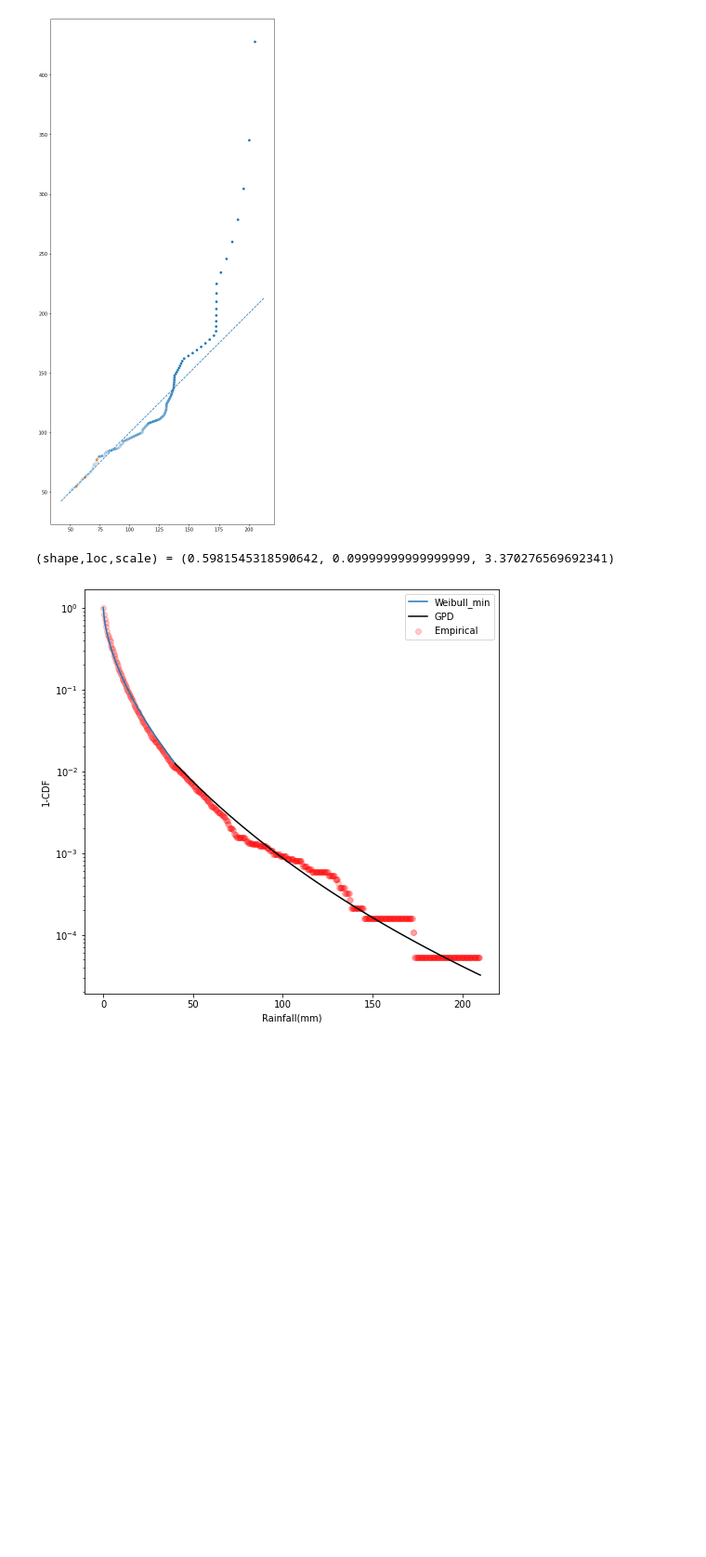
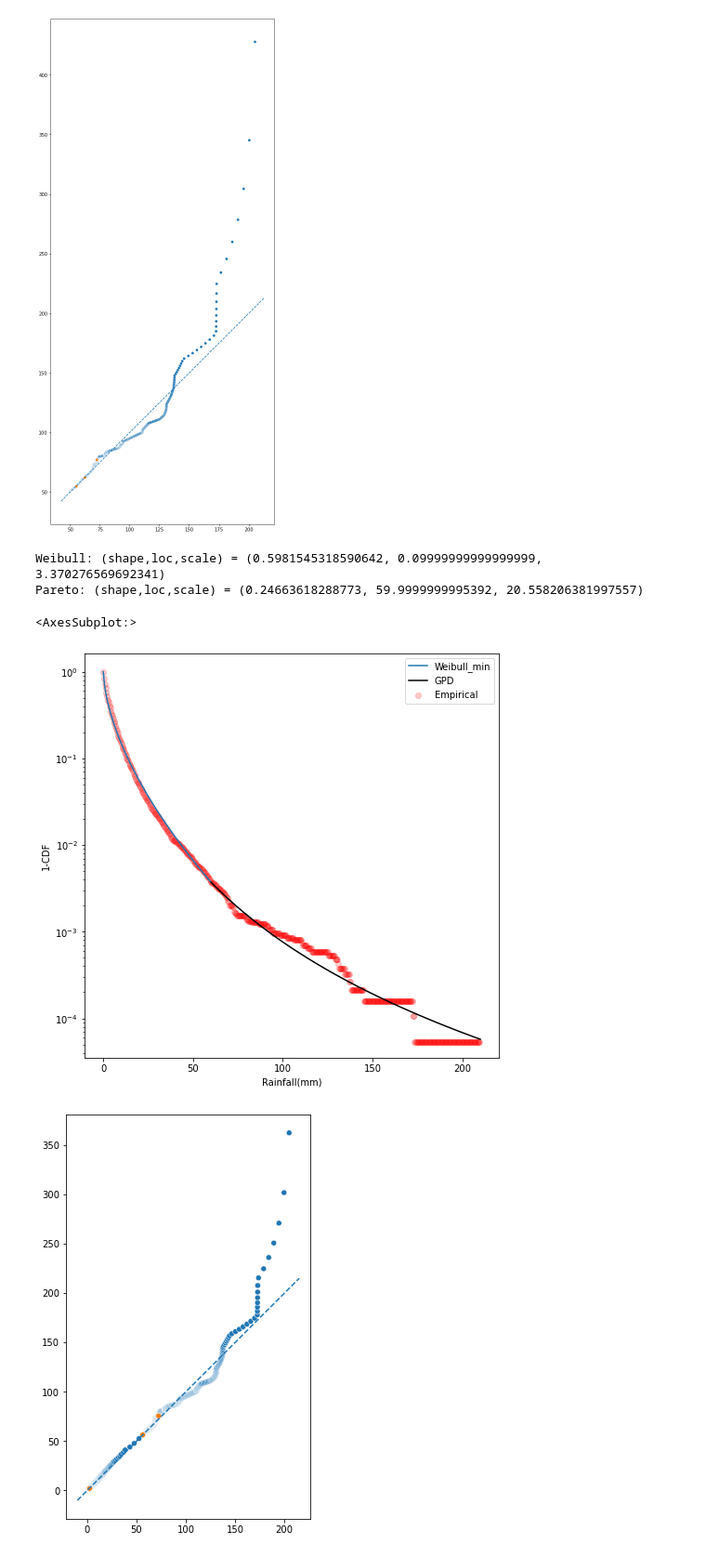
Before and after one commit to bodekerscientific/SPG, a Jupyter notebook: test_fit.ipynb, the cells around one changed output. Shown: that part at 93% size. Cells and saved outputs as stored; diff of their text form; code cells hidden in the pictures; blank space fills up the shorter version.

Commit message:
added qqplot

```diff
--- a/test_fit.ipynb
+++ b/test_fit.ipynb
@@ -156,34 +156,55 @@ def plot_growth(pred_loc, station_data : pd.DataFrame, block_size, scaler, t_pri
     plt.legend()
 # %%
 dunedin_rf = df['Amount(mm)'].values
-ext_thresh = 40
+ext_thresh = 60
 censor = 0.1 #Change Censor value here
 sample_space = np.linspace(0,np.max(dunedin_rf),500)
 weib_sample = np.linspace(0,ext_thresh,100)
 ext_sample = np.linspace(ext_thresh,np.max(dunedin_rf),100)
+censored_rf = dunedin_rf[dunedin_rf>=censor]
 
 
-ecdf = np.array(list(map(lambda x: np.sum(dunedin_rf[dunedin_rf>=censor] <= x)/np.sum(dunedin_rf>=censor),sample_space)))
+ecdf = np.array(list(map(lambda x: np.sum(censored_rf <= x)/np.sum(dunedin_rf>=censor),sample_space)))
 
-fit = stats.weibull_min.fit(dunedin_rf[dunedin_rf>=censor])
+fit = stats.weibull_min.fit(censored_rf)
 acdf = stats.weibull_min.cdf(weib_sample,*fit)
 pre_ext_cdf = stats.weibull_min.cdf(ext_thresh,*fit)
 
 fit_2 = stats.genpareto.fit(dunedin_rf[dunedin_rf>=ext_thresh])
 acdf_p = pre_ext_cdf + stats.genpareto.cdf(ext_sample,*fit_2)*(1-pre_ext_cdf)
 
 plt.figure(figsize=(8, 8))
 plt.scatter(sample_space,1-ecdf,alpha = 0.2,c='r',label = "Empirical")
 plt.plot(weib_sample,1-acdf, label = "Weibull_min")
 plt.plot(ext_sample,1-acdf_p,c='k', label = "GPD")
 plt.xlabel("Rainfall(mm)")
 plt.ylabel("1-CDF")
 plt.yscale('log')
 plt.legend()
 
-print(f"(shape,loc,scale) = {fit}")
+print(f"Weibull: (shape,loc,scale) = {fit}")
+print(f"Pareto: (shape,loc,scale) = {fit_2}")
+
+
+
+non_ext_probs = np.linspace(0,pre_ext_cdf,500,endpoint=False)
+ext_probs = np.linspace(pre_ext_cdf,1,500,endpoint=False)
+pareto_probs = (ext_probs - pre_ext_cdf)/(1-pre_ext_cdf)
+
+rf_q = np.quantile(censored_rf,np.append(non_ext_probs,ext_probs,axis=0))
+
+non_ext_pred_q = dist.ppf(non_ext_probs,*fit)
+ext_pred_q = stats.genpareto.ppf(pareto_probs,*fit_2)
+
+pred_q = np.append(non_ext_pred_q,ext_pred_q,axis=0)
+
+plt.figure(figsize=(8, 8))
+qqplot(rf_q,pred_q)
 # %% [output]
-(shape,loc,scale) = (0.5981545318590642, 0.09999999999999999, 3.370276569692341)
+Weibull: (shape,loc,scale) = (0.5981545318590642, 0.09999999999999999, 3.370276569692341)
+Pareto: (shape,loc,scale) = (0.24663618288773, 59.9999999995392, 20.558206381997557)
+<AxesSubplot:>
-[figure, old version]
+[figure, new version]
+[figure, added]
 # %%
 #QQ plot:
```
Also changed, not shown: parts of 1 cell of this notebook.
